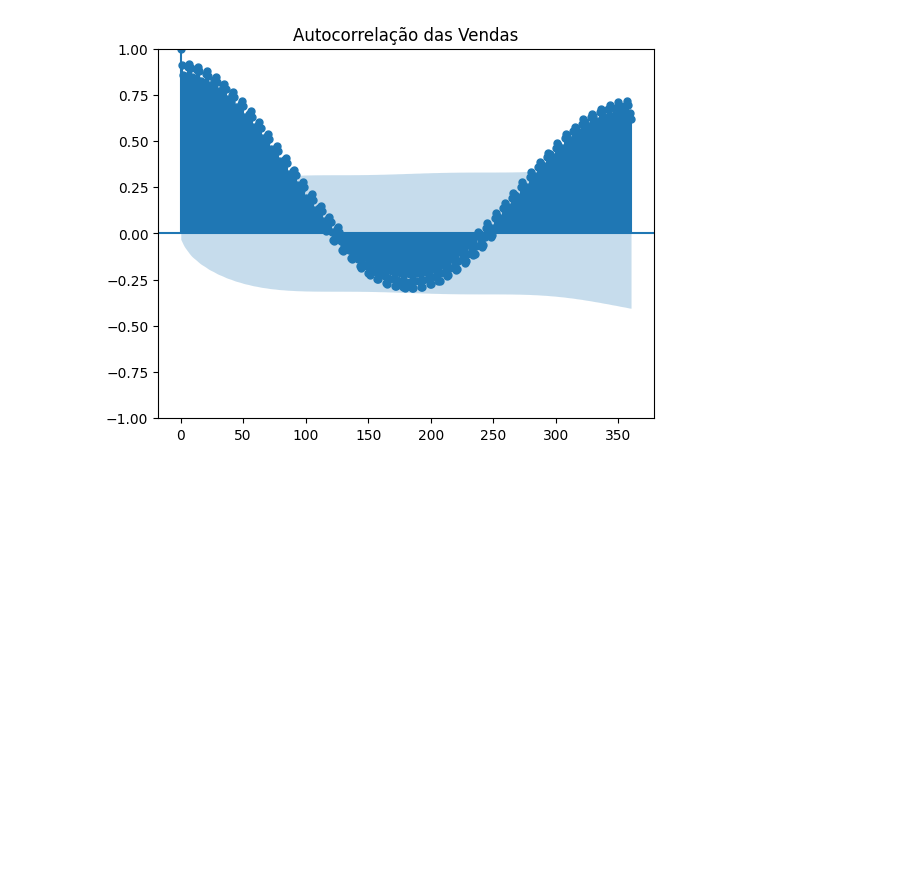
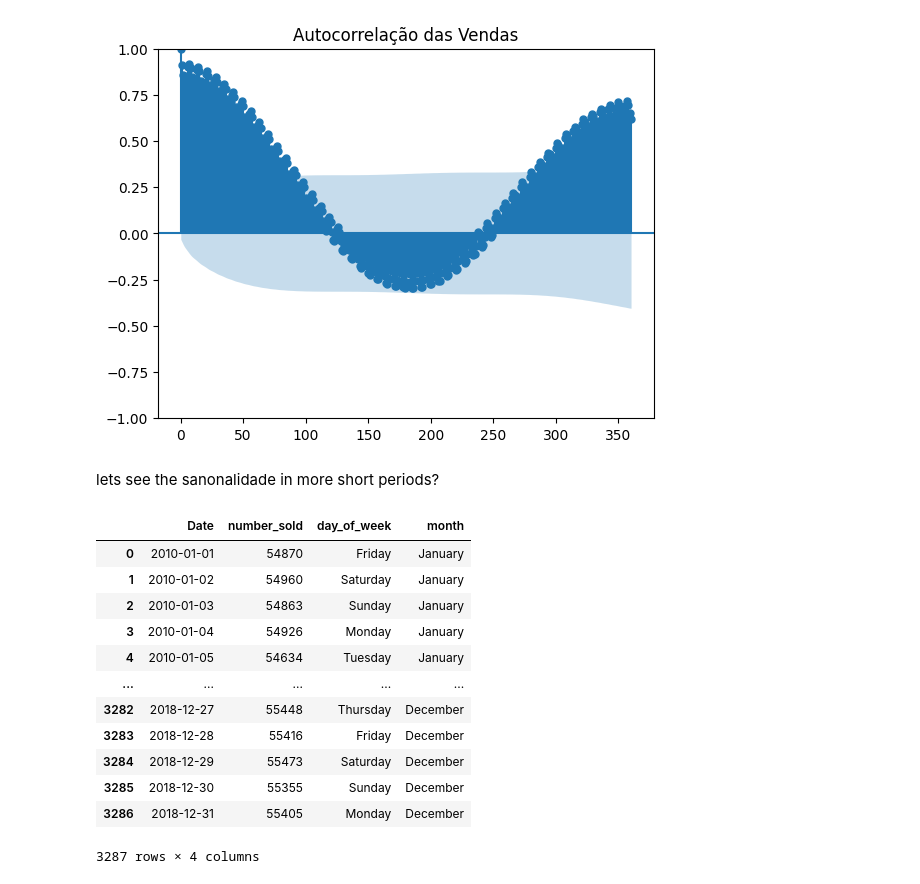
Before and after one commit to catarinafelixcr/time-series-forecast, a Jupyter notebook: notebooks/01-EDA.ipynb, the cells around one changed output. Drawn from its saved outputs; the diff is of its cells as text; code cells hidden in the pictures; blank space fills up the shorter version.

```diff
--- a/notebooks/01-EDA.ipynb
+++ b/notebooks/01-EDA.ipynb
@@ -121,3 +122,5 @@ plt.title('Autocorrelação das Vendas')
 Text(0.5, 1.0, 'Autocorrelação das Vendas')
 <Figure size 1200x600 with 0 Axes>
 [figure]
+# %% [markdown]
+lets see the sanonalidade in more short periods?
@@ -123,0 +133,16 @@ Text(0.5, 1.0, 'Autocorrelação das Vendas')
+# %%
+daily_sales
+# %% [output]
+|  | Date | number_sold | day_of_week | month |
+| 0 | 2010-01-01 | 54870 | Friday | January |
+| 1 | 2010-01-02 | 54960 | Saturday | January |
+| 2 | 2010-01-03 | 54863 | Sunday | January |
+| 3 | 2010-01-04 | 54926 | Monday | January |
+| 4 | 2010-01-05 | 54634 | Tuesday | January |
+| ... | ... | ... | ... | ... |
+| 3282 | 2018-12-27 | 55448 | Thursday | December |
+| 3283 | 2018-12-28 | 55416 | Friday | December |
+| 3284 | 2018-12-29 | 55473 | Saturday | December |
+| 3285 | 2018-12-30 | 55355 | Sunday | December |
+| 3286 | 2018-12-31 | 55405 | Monday | December |
+3287 rows × 4 columns
```
Also changed, not shown: parts of 12 cells of this notebook.
